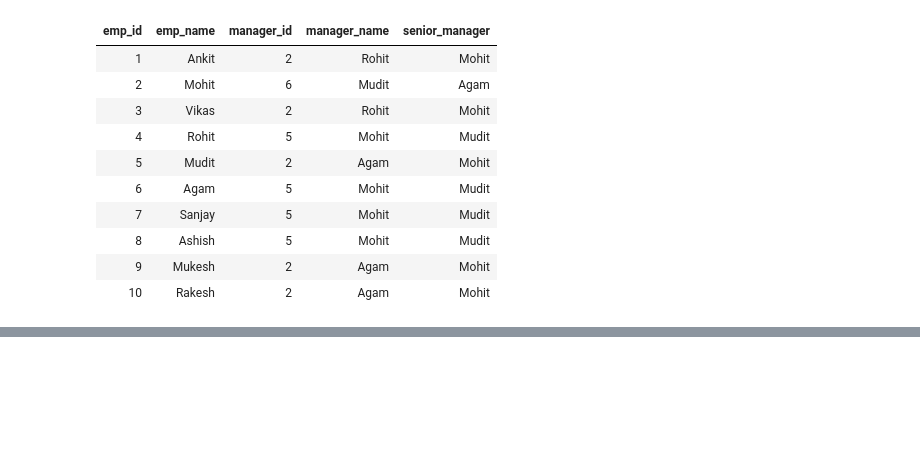
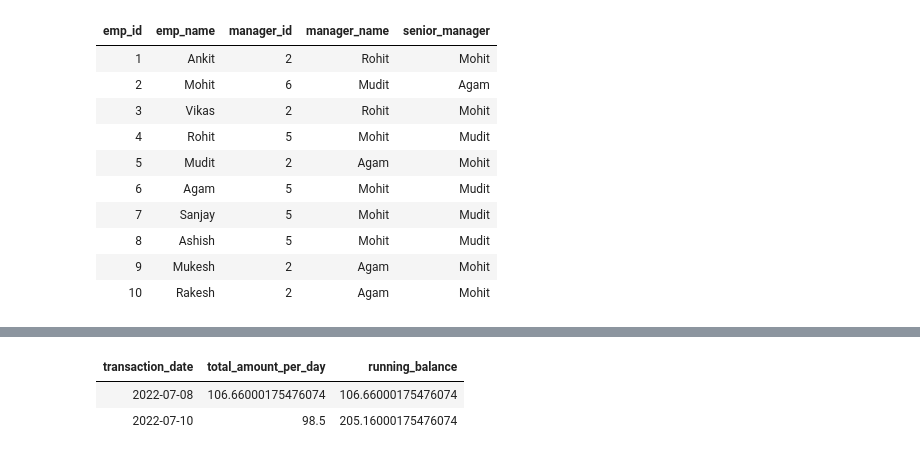
Before and after one commit to Rupam-1/SQL-Pyspark-practise_youtube, a Jupyter notebook: 05. PYSPARK - Part3.ipynb, the cells around one changed output, grey strips where cells are left out. Drawn from its saved outputs; the diff is of its cells as text; code cells hidden in the pictures; blank space fills up the shorter version.

```diff
--- a/05. PYSPARK - Part3.ipynb
+++ b/05. PYSPARK - Part3.ipynb
@@ -608,0 +648,37 @@ result.display()
+# %%
+from pyspark.sql.functions import *
+from pyspark.sql.window import Window
+
+df = transaction_df.withColumn(
+    "amount",
+    when(
+        col("type") == "withdrawal",
+        -col("amount")
+    ).otherwise(
+        col("amount")
+    )
+).withColumn(
+    "transaction_date",
+    to_date(col("transaction_date"))
+).groupBy(
+    col("transaction_date")
+).agg(
+    sum(col("amount")).alias("total_amount_per_day")
+).withColumn(
+    "running_balance",
+    sum(
+        col("total_amount_per_day")
+    ).over(Window.partitionBy(
+        year(col("transaction_date")),
+        month(col("transaction_date"))
+    ).orderBy(
+        col("transaction_date")
+        )
+    )
+)
+
+df.display()
+# %% [output]
+| transaction_date | total_amount_per_day | running_balance |
+| 2022-07-08 | 106.66000175476074 | 106.66000175476074 |
+| 2022-07-10 | 98.5 | 205.16000175476074 |
```
Also changed, not shown: parts of 2 cells of this notebook, 1 other file.
